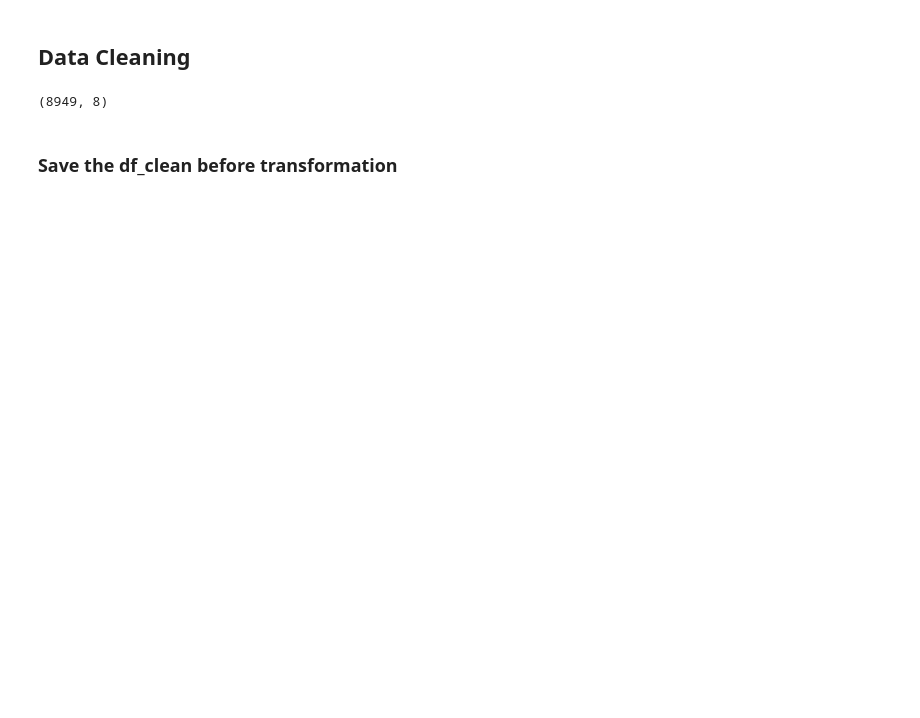
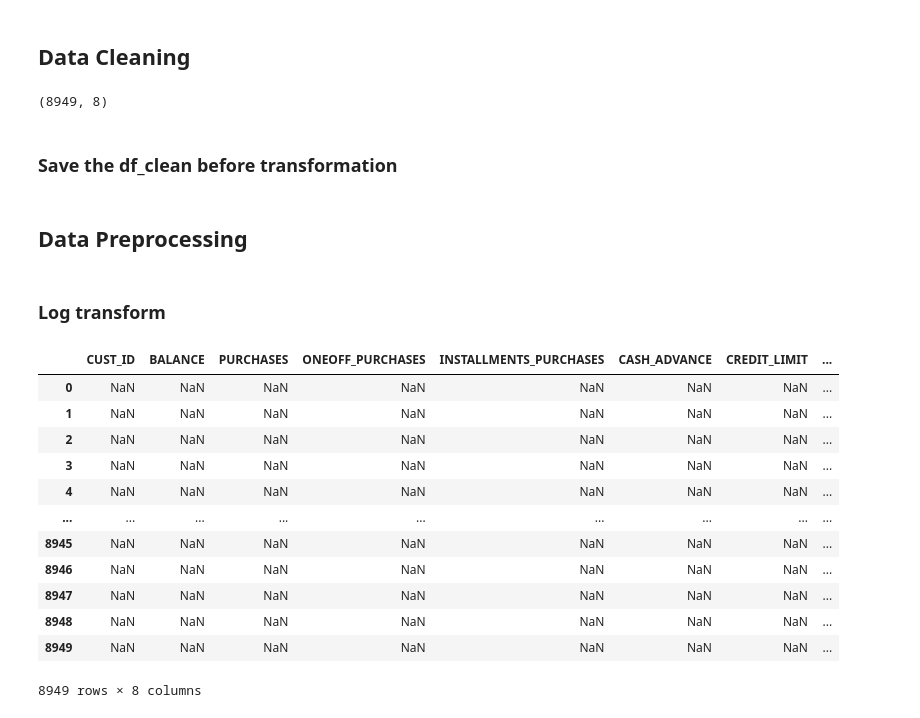
Before and after one commit to ABDELHAFIDaz/CardProfiler, a Jupyter notebook: notebooks/Preprocessing.ipynb, the cells around one changed output. Drawn from its saved outputs; the diff is of its cells as text; code cells hidden in the pictures; blank space fills up the shorter version.

```diff
--- a/notebooks/Preprocessing.ipynb
+++ b/notebooks/Preprocessing.ipynb
@@ -18,3 +23,5 @@ df_clean.shape
 ### Save the df_clean before transformation
 # %%
 df_clean.to_csv("../data/processed/df_clean.csv", index=False)
+# %% [markdown]
+## Data Preprocessing
@@ -20,0 +33,18 @@ df_clean.to_csv("../data/processed/df_clean.csv", index=False)
+# %% [markdown]
+### Log transform
+# %%
+df_clean[df_clean[['BALANCE', 'PURCHASES', 'ONEOFF_PURCHASES', 'INSTALLMENTS_PURCHASES', 'CASH_ADVANCE', 'CREDIT_LIMIT', 'PAYMENTS']] < 0]
+# %% [output]
+|  | CUST_ID | BALANCE | PURCHASES | ONEOFF_PURCHASES | INSTALLMENTS_PURCHASES | CASH_ADVANCE | CREDIT_LIMIT | ... |
+| 0 | NaN | NaN | NaN | NaN | NaN | NaN | NaN | ... |
+| 1 | NaN | NaN | NaN | NaN | NaN | NaN | NaN | ... |
+| 2 | NaN | NaN | NaN | NaN | NaN | NaN | NaN | ... |
+| 3 | NaN | NaN | NaN | NaN | NaN | NaN | NaN | ... |
+| 4 | NaN | NaN | NaN | NaN | NaN | NaN | NaN | ... |
+| ... | ... | ... | ... | ... | ... | ... | ... | ... |
+| 8945 | NaN | NaN | NaN | NaN | NaN | NaN | NaN | ... |
+| 8946 | NaN | NaN | NaN | NaN | NaN | NaN | NaN | ... |
+| 8947 | NaN | NaN | NaN | NaN | NaN | NaN | NaN | ... |
+| 8948 | NaN | NaN | NaN | NaN | NaN | NaN | NaN | ... |
+| 8949 | NaN | NaN | NaN | NaN | NaN | NaN | NaN | ... |
+8949 rows × 8 columns
```
Also changed, not shown: parts of 14 cells of this notebook, 1 other file.
